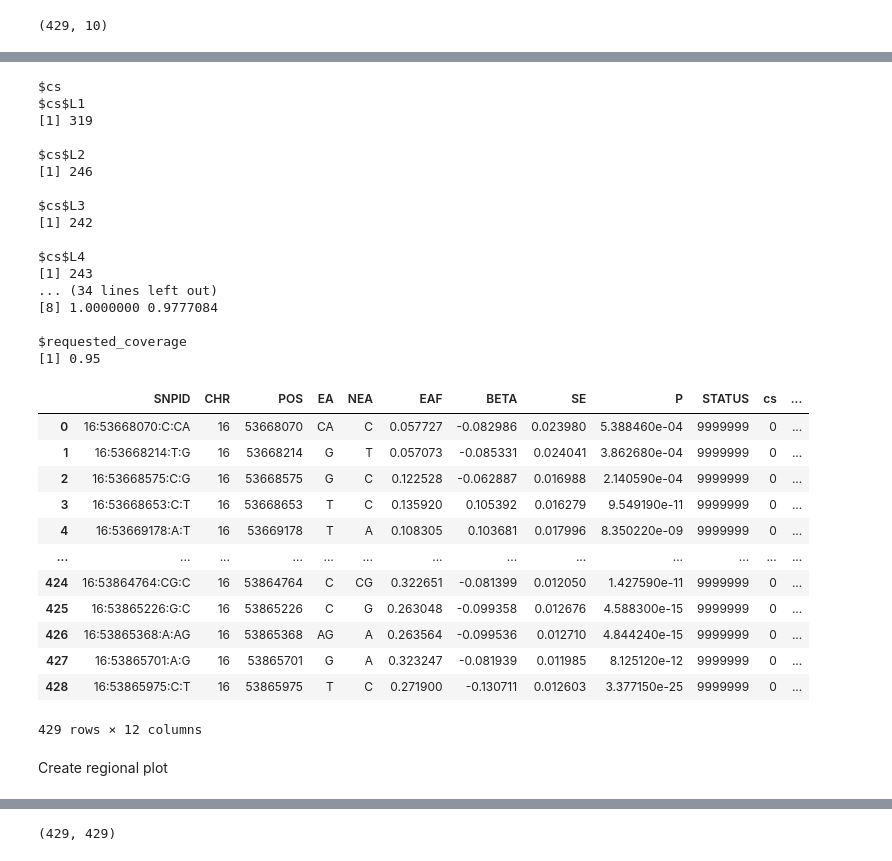
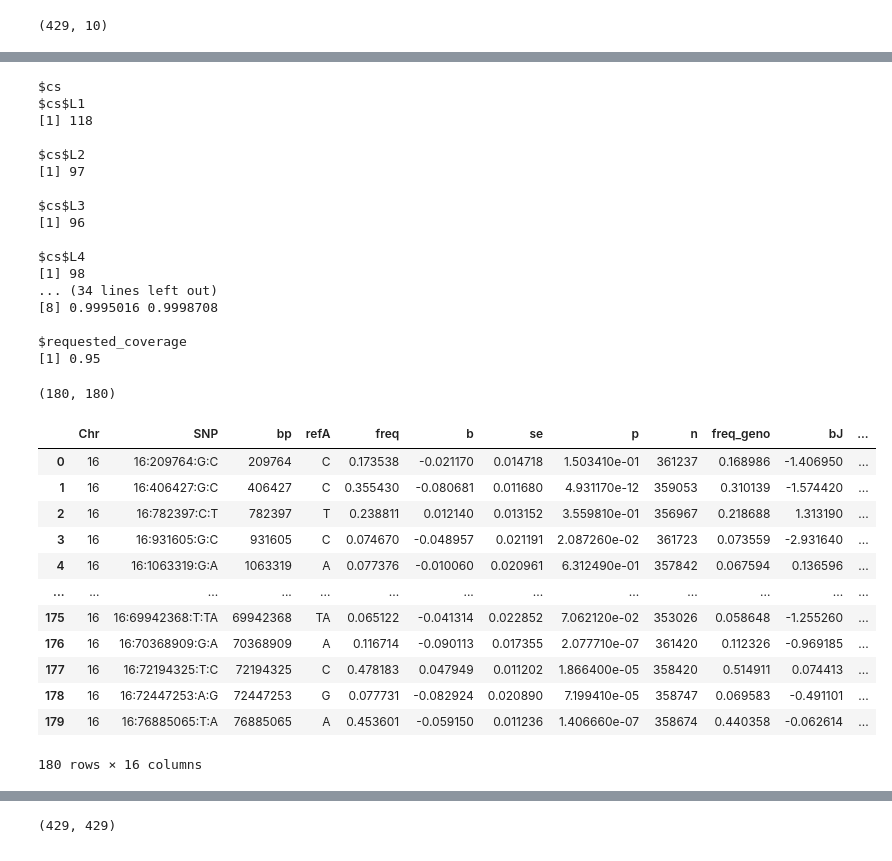
Before and after one commit to RedietNegash/hypothesis-generation-demo, a Jupyter notebook: notebooks/finemapping_susie.ipynb, the cells around one changed output, grey strips where cells are left out. Drawn from its saved outputs; the diff is of its cells as text; code cells hidden in the pictures.

```diff
--- a/notebooks/finemapping_susie.ipynb
+++ b/notebooks/finemapping_susie.ipynb
@@ -250,11 +231,13 @@ import rpy2.robjects.numpy2ri as numpy2ri
 import rpy2.robjects.pandas2ri as pandas2ri
 numpy2ri.activate()
 pandas2ri.activate()
+# %%
+susieR = importr('susieR')
 # %%
-#Load LD data
-ld = pd.read_csv("../data/plot_ld/plot_sig_locus_mt.ld", sep="\t", header=None)
+
+ld = pd.read_csv("../data/plot_ld/cojo_sig_locus_mt.ld", sep="\t", header=None)
 R_df = ld.values
-ld2 = pd.read_csv("../data/plot_ld/plot_sig_locus_mt_r2.ld",sep="\t",header=None)
+ld2 = pd.read_csv("../data/plot_ld/cojo_sig_locus_mt_r2.ld",sep="\t",header=None)
 R_df2 = ld2.values
 R_df.shape
 # %% [output]
@@ -272,0 +262,2 @@ Text(0.5, 1.0, 'LD r2 matrix')
+# %%
+df_tested_cojo_snps = pd.read_csv("../notebooks/gcta-1.94.3-linux-kernel-3-x86_64/tes_chr16.jma.cojo", delim_whitespace=True)
@@ -273,8 +288,8 @@ Text(0.5, 1.0, 'LD r2 matrix')
 # %%
 ro.r('set.seed(123)')
 fit = susieR.susie_rss(
-    bhat = df["BETA"].values.reshape(len(R_df), 1),
-    shat = df["SE"].values.reshape(len(R_df), 1),
+    bhat = df_tested_cojo_snps["b"].values.reshape(len(R_df), 1),
+    shat = df_tested_cojo_snps["se"].values.reshape(len(R_df), 1),
     R = R_df,
     L = 10,
     n = 503
@@ -300,47 +297,52 @@ WARNING:rpy2.rinterface_lib.callbacks:R[write to console]:  library ‘/usr/lib/
 # %%
-print(susieR.susie_get_cs(fit, coverage = 0.95, min_abs_corr = 0.5, Xcorr = R_df))
+
+credible_sets = susieR.susie_get_cs(fit, coverage=0.95, min_abs_corr=0.5, Xcorr=R_df)
+print(credible_sets)
 # %% [output]
 $cs
 $cs$L1
-[1] 319
+[1] 118
 
 $cs$L2
-[1] 246
+[1] 97
 
 $cs$L3
-[1] 242
+[1] 96
 
 $cs$L4
-[1] 243
+[1] 98
 ... (34 lines left out)
-[8] 1.0000000 0.9777084
+[8] 0.9995016 0.9998708
 
 $requested_coverage
 [1] 0.95
+# %%
+R_df_trimmed.shape
+# %% [output]
+(180, 180)
 # %%
-df = df.reset_index(drop=True)
-df["cs"] = 0
+
+df_tested_cojo_snps["cs"] = 0
 n_cs = len(susieR.susie_get_cs(fit, coverage = 0.95, min_abs_corr = 0.5, Xcorr = R_df)[0])
 credible_sets = susieR.susie_get_cs(fit, coverage=0.95, min_abs_corr=0.5, Xcorr=R_df)[0]
+
 for i in range(n_cs):
     cs_index = credible_sets[i]
-    df.loc[np.array(cs_index)-1, "cs"] = i + 1
+    df_tested_cojo_snps.loc[np.array(cs_index)-1, "cs"] = i + 1
 
-df["pip"] = np.array(susieR.susie_get_pip(fit))
-df
+df_tested_cojo_snps["pip"] = np.array(susieR.susie_get_pip(fit))
+df_tested_cojo_snps
 # %% [output]
-|  | SNPID | CHR | POS | EA | NEA | EAF | BETA | SE | P | STATUS | cs | ... |
-| 0 | 16:53668070:C:CA | 16 | 53668070 | CA | C | 0.057727 | -0.082986 | 0.023980 | 5.388460e-04 | 9999999 | 0 | ... |
-| 1 | 16:53668214:T:G | 16 | 53668214 | G | T | 0.057073 | -0.085331 | 0.024041 | 3.862680e-04 | 9999999 | 0 | ... |
-| 2 | 16:53668575:C:G | 16 | 53668575 | G | C | 0.122528 | -0.062887 | 0.016988 | 2.140590e-04 | 9999999 | 0 | ... |
-| 3 | 16:53668653:C:T | 16 | 53668653 | T | C | 0.135920 | 0.105392 | 0.016279 | 9.549190e-11 | 9999999 | 0 | ... |
-| 4 | 16:53669178:A:T | 16 | 53669178 | T | A | 0.108305 | 0.103681 | 0.017996 | 8.350220e-09 | 9999999 | 0 | ... |
+|  | Chr | SNP | bp | refA | freq | b | se | p | n | freq_geno | bJ | ... |
+| 0 | 16 | 16:209764:G:C | 209764 | C | 0.173538 | -0.021170 | 0.014718 | 1.503410e-01 | 361237 | 0.168986 | -1.406950 | ... |
+| 1 | 16 | 16:406427:G:C | 406427 | C | 0.355430 | -0.080681 | 0.011680 | 4.931170e-12 | 359053 | 0.310139 | -1.574420 | ... |
+| 2 | 16 | 16:782397:C:T | 782397 | T | 0.238811 | 0.012140 | 0.013152 | 3.559810e-01 | 356967 | 0.218688 | 1.313190 | ... |
+| 3 | 16 | 16:931605:G:C | 931605 | C | 0.074670 | -0.048957 | 0.021191 | 2.087260e-02 | 361723 | 0.073559 | -2.931640 | ... |
+| 4 | 16 | 16:1063319:G:A | 1063319 | A | 0.077376 | -0.010060 | 0.020961 | 6.312490e-01 | 357842 | 0.067594 | 0.136596 | ... |
 | ... | ... | ... | ... | ... | ... | ... | ... | ... | ... | ... | ... | ... |
-| 424 | 16:53864764:CG:C | 16 | 53864764 | C | CG | 0.322651 | -0.081399 | 0.012050 | 1.427590e-11 | 9999999 | 0 | ... |
-| 425 | 16:53865226:G:C | 16 | 53865226 | C | G | 0.263048 | -0.099358 | 0.012676 | 4.588300e-15 | 9999999 | 0 | ... |
-| 426 | 16:53865368:A:AG | 16 | 53865368 | AG | A | 0.263564 | -0.099536 | 0.012710 | 4.844240e-15 | 9999999 | 0 | ... |
-| 427 | 16:53865701:A:G | 16 | 53865701 | G | A | 0.323247 | -0.081939 | 0.011985 | 8.125120e-12 | 9999999 | 0 | ... |
-| 428 | 16:53865975:C:T | 16 | 53865975 | T | C | 0.271900 | -0.130711 | 0.012603 | 3.377150e-25 | 9999999 | 0 | ... |
+| 175 | 16 | 16:69942368:T:TA | 69942368 | TA | 0.065122 | -0.041314 | 0.022852 | 7.062120e-02 | 353026 | 0.058648 | -1.255260 | ... |
+| 176 | 16 | 16:70368909:G:A | 70368909 | A | 0.116714 | -0.090113 | 0.017355 | 2.077710e-07 | 361420 | 0.112326 | -0.969185 | ... |
+| 177 | 16 | 16:72194325:T:C | 72194325 | C | 0.478183 | 0.047949 | 0.011202 | 1.866400e-05 | 358420 | 0.514911 | 0.074413 | ... |
+| 178 | 16 | 16:72447253:A:G | 72447253 | G | 0.077731 | -0.082924 | 0.020890 | 7.199410e-05 | 358747 | 0.069583 | -0.491101 | ... |
+| 179 | 16 | 16:76885065:T:A | 76885065 | A | 0.453601 | -0.059150 | 0.011236 | 1.406660e-07 | 358674 | 0.440358 | -0.062614 | ... |
-429 rows × 12 columns
+180 rows × 16 columns
-# %% [markdown]
-Create regional plot
```
Also changed, not shown: parts of 44 cells of this notebook.
